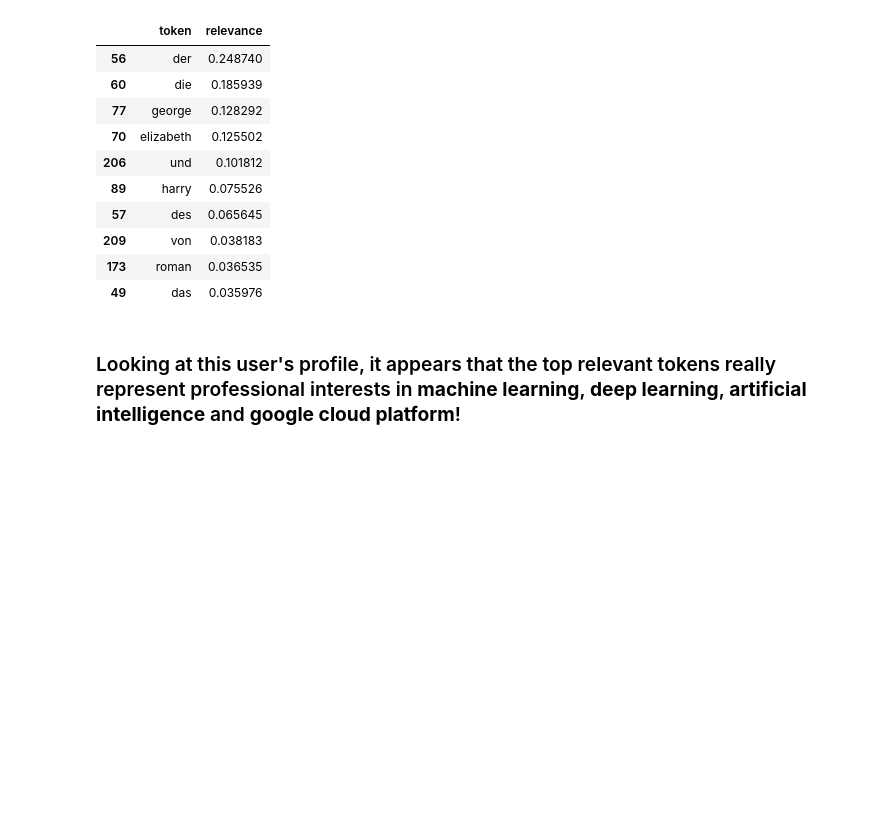
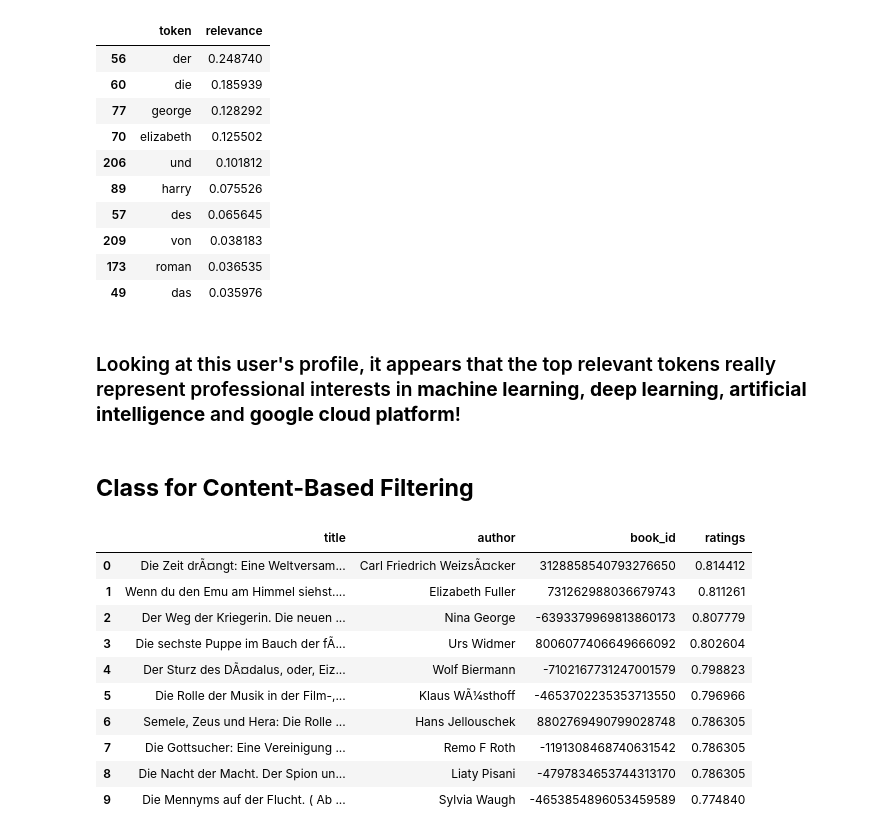
Before and after one commit to amanichivilkar/Books-Recommendation-System, a Jupyter notebook: Amani_Chivilkar_Content_Based_Filtering.ipynb, the cells around one changed output. Drawn from its saved outputs; the diff is of its cells as text; code cells hidden in the pictures; blank space fills up the shorter version.

Commit message:
Class for Content-Based Filtering

```diff
--- a/Amani_Chivilkar_Content_Based_Filtering.ipynb
+++ b/Amani_Chivilkar_Content_Based_Filtering.ipynb
@@ -328,3 +328,5 @@ user_df.head(10)
 | 49 | das | 0.035976 |
 # %% [markdown]
 ### Looking at this user's profile, it appears that the top relevant tokens really represent  professional interests in **machine learning**, **deep learning**, **artificial intelligence** and **google cloud platform**!
+# %% [markdown]
+## **Class for Content-Based Filtering**
@@ -330,0 +378,22 @@ user_df.head(10)
+# %%
+def get_items_interacted(person_id, interactions_df):
+    interacted_items = interactions_df.loc[person_id]['book_id']
+    return set(interacted_items if type(interacted_items) == pd.Series else [interacted_items])
+# %%
+user_id=276847
+# %%
+I = get_items_interacted(user_id, train_df)
+Recommended_user_df=content_based_recommender_model.recommend_items( user_id, items_to_ignore = I, topn=100, verbose=False)
+Recommended_user_df.head(10)
+# %% [output]
+|  | title | author | book_id | ratings |
+| 0 | Die Zeit drÃ¤ngt: Eine Weltversam... | Carl Friedrich WeizsÃ¤cker | 3128858540793276650 | 0.814412 |
+| 1 | Wenn du den Emu am Himmel siehst.... | Elizabeth Fuller | 731262988036679743 | 0.811261 |
+| 2 | Der Weg der Kriegerin. Die neuen ... | Nina George | -6393379969813860173 | 0.807779 |
+| 3 | Die sechste Puppe im Bauch der fÃ... | Urs Widmer | 8006077406649666092 | 0.802604 |
+| 4 | Der Sturz des DÃ¤dalus, oder, Eiz... | Wolf Biermann | -7102167731247001579 | 0.798823 |
+| 5 | Die Rolle der Musik in der Film-,... | Klaus WÃ¼sthoff | -4653702235353713550 | 0.796966 |
+| 6 | Semele, Zeus und Hera: Die Rolle ... | Hans Jellouschek | 8802769490799028748 | 0.786305 |
+| 7 | Die Gottsucher: Eine Vereinigung ... | Remo F Roth | -1191308468740631542 | 0.786305 |
+| 8 | Die Nacht der Macht. Der Spion un... | Liaty Pisani | -4797834653744313170 | 0.786305 |
+| 9 | Die Mennyms auf der Flucht. ( Ab ... | Sylvia Waugh | -4653854896053459589 | 0.774840 |
```
Also changed, not shown: parts of 1 cell of this notebook.
